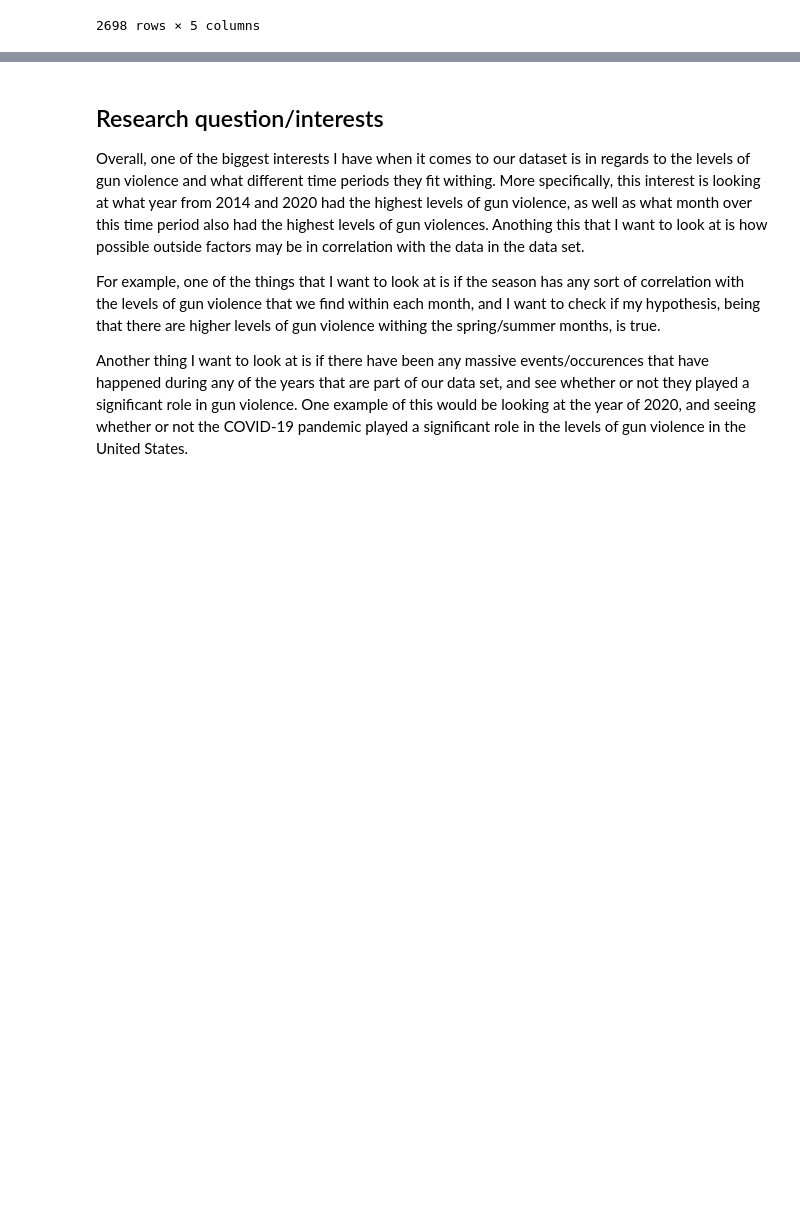
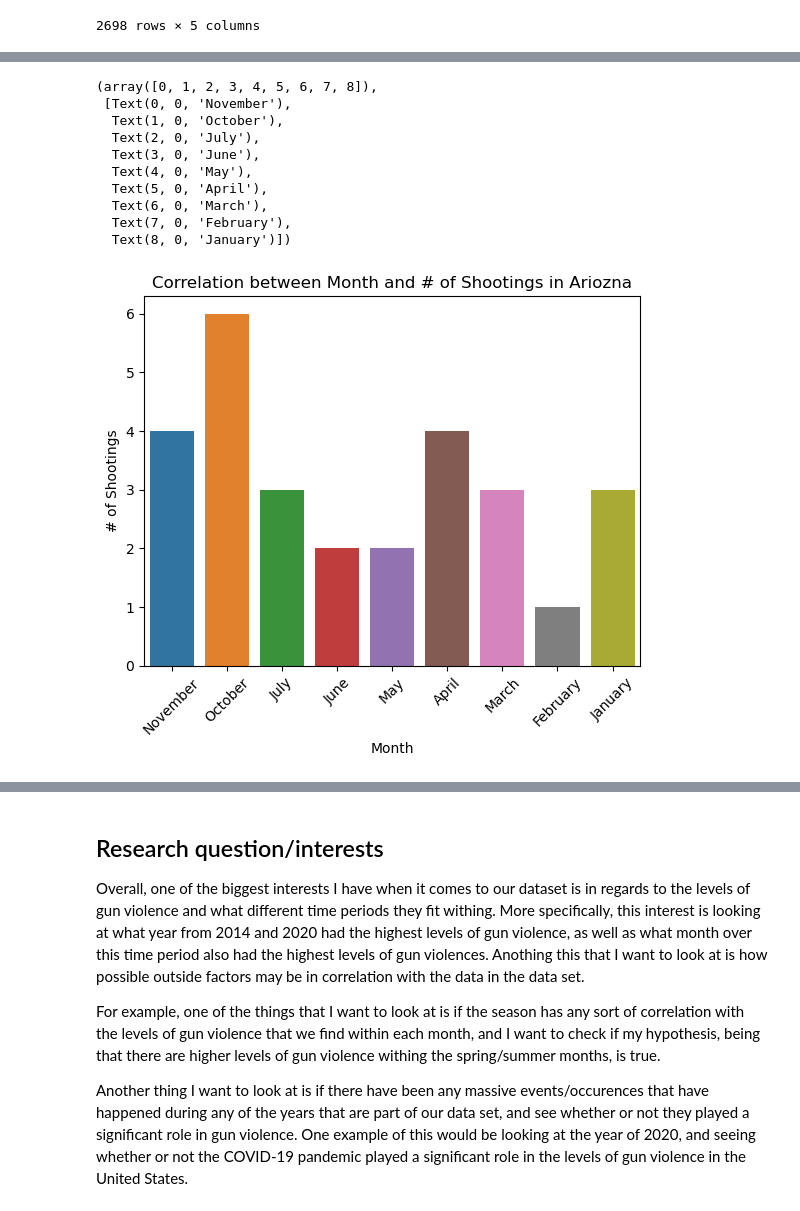
Before and after one commit to ubco-W2022T1-cosc301/project-group39, a Jupyter notebook: notebooks/analysis2.ipynb, the cells around one changed output, grey strips where cells are left out. Cells and saved outputs as stored; diff of their text form; code cells hidden in the pictures; blank space fills up the shorter version.

```diff
--- a/notebooks/analysis2.ipynb
+++ b/notebooks/analysis2.ipynb
@@ -416,0 +422,17 @@ plt.xticks(rotation=45)
+# %%
+df_ariz = df_idx.loc[lambda x : x['state']=='Arizona']
+df_ariz_plot = sns.countplot(data=df_ariz, x='month', order=['November','October','July','June','May','April','March','February','January'])
+df_ariz_plot.set(title="Correlation between Month and # of Shootings in Ariozna", xlabel='Month', ylabel='# of Shootings')
+plt.xticks(rotation=45)
+# %% [output]
+(array([0, 1, 2, 3, 4, 5, 6, 7, 8]),
+ [Text(0, 0, 'November'),
+  Text(1, 0, 'October'),
+  Text(2, 0, 'July'),
+  Text(3, 0, 'June'),
+  Text(4, 0, 'May'),
+  Text(5, 0, 'April'),
+  Text(6, 0, 'March'),
+  Text(7, 0, 'February'),
+  Text(8, 0, 'January')])
+[figure, added]
```
Also changed, not shown: parts of 16 cells of this notebook.
